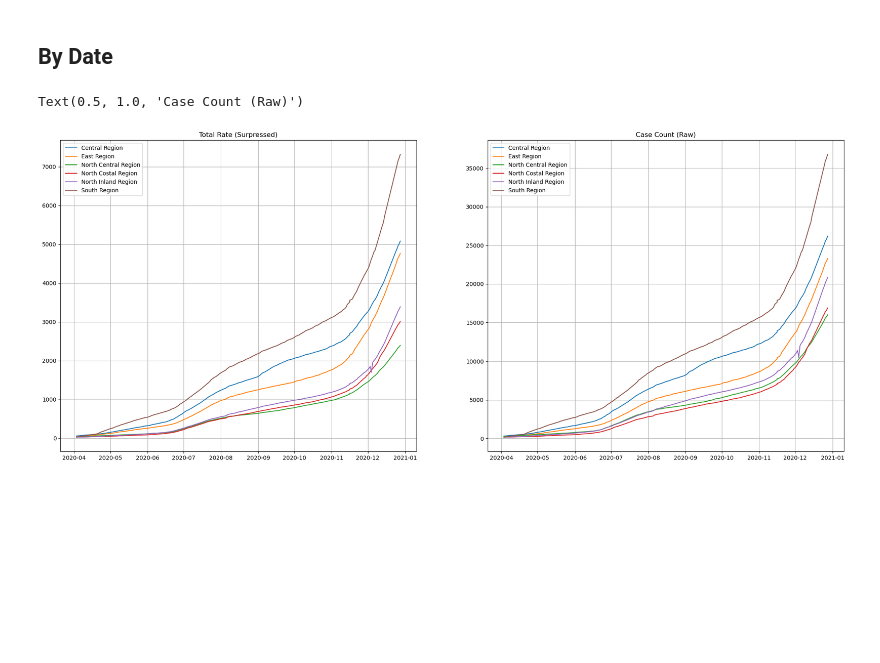
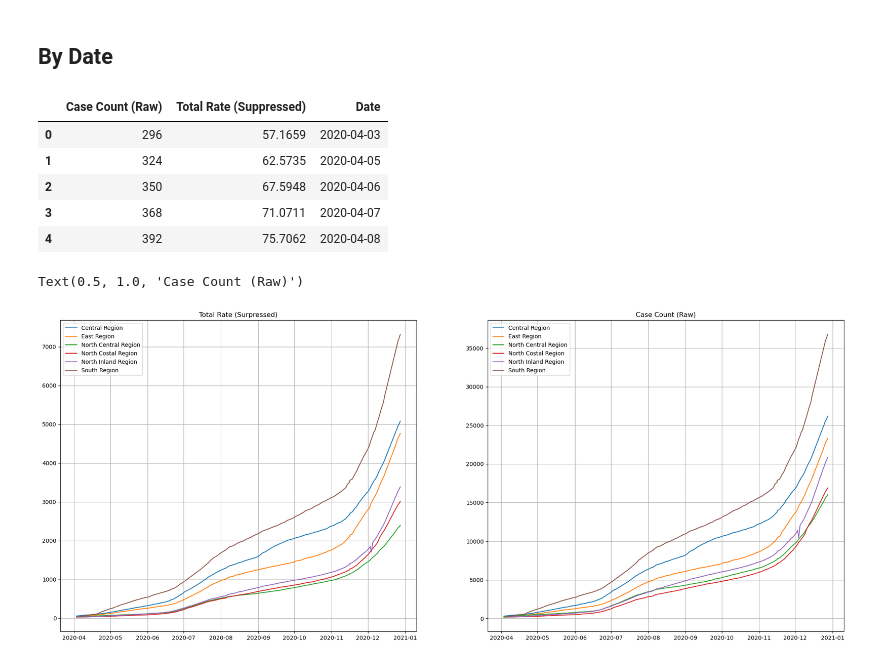
Before and after one commit to kazi0302/COVID-19-Modeling-and-Parameter-Fitting, a Jupyter notebook: Data/Data_Cleaning.ipynb, the cells around one changed output. Drawn from its saved outputs; the diff is of its cells as text; code cells hidden in the pictures; blank space fills up the shorter version.

```diff
--- a/Data/Data_Cleaning.ipynb
+++ b/Data/Data_Cleaning.ipynb
@@ -30,6 +30,15 @@ north_central['Date'] = pd.to_datetime(north_central['Date'])
 north_coastal['Date'] = pd.to_datetime(north_coastal['Date'])
 north_inland['Date'] = pd.to_datetime(north_inland['Date'])
 south['Date'] = pd.to_datetime(south['Date'])
+# %%
+central.head()
+# %% [output]
+|  | Case Count (Raw) | Total Rate (Suppressed) | Date |
+| 0 | 296 | 57.1659 | 2020-04-03 |
+| 1 | 324 | 62.5735 | 2020-04-05 |
+| 2 | 350 | 67.5948 | 2020-04-06 |
+| 3 | 368 | 71.0711 | 2020-04-07 |
+| 4 | 392 | 75.7062 | 2020-04-08 |
 # %%
 # Plot raw and total cases
 fig, (ax1, ax2) = plt.subplots(1, 2, figsize = (25, 10))
```
Also changed, not shown: parts of 2 cells of this notebook, 8 other files.
